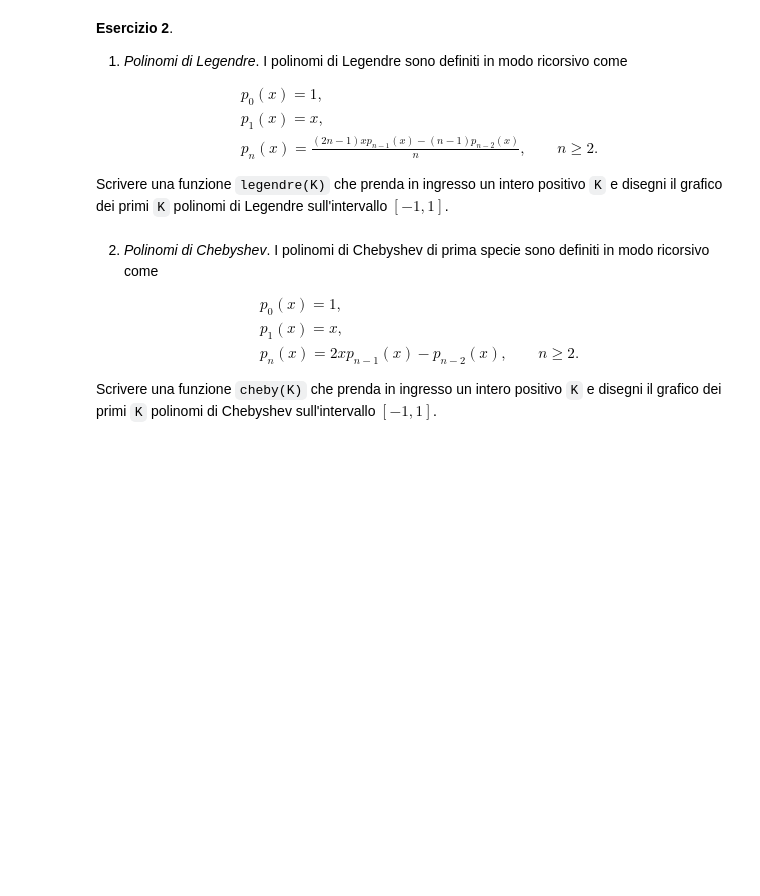
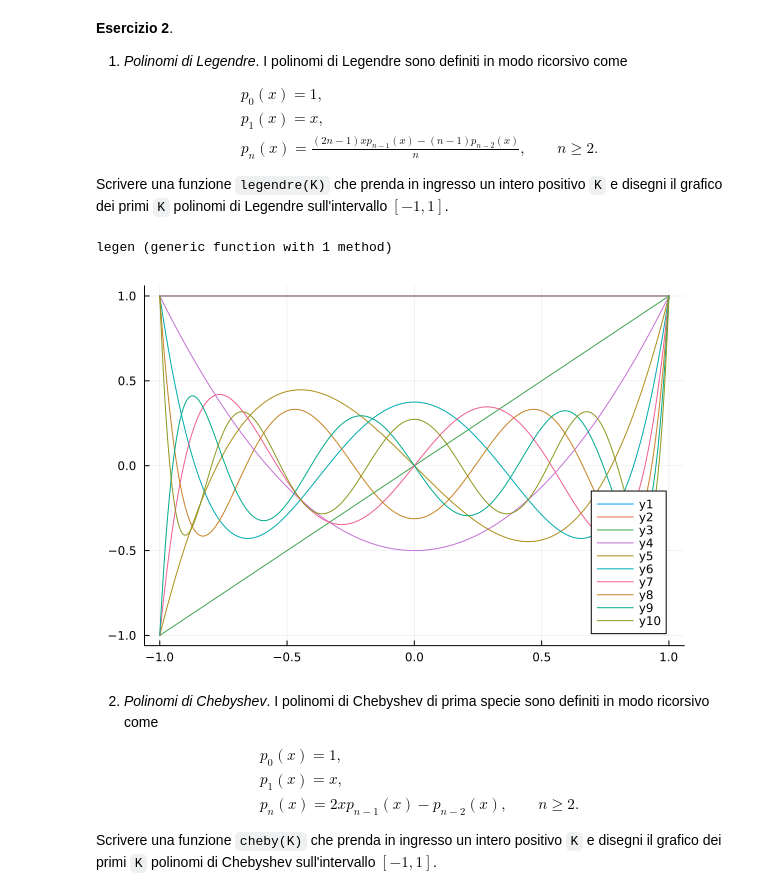
Before and after one commit to PFesta-unipi/PFesta-unipi.github.io, a Jupyter notebook: 05-polinomi (1).ipynb, the cells around one changed output. Drawn from its saved outputs; the diff is of its cells as text; code cells hidden in the pictures; blank space fills up the shorter version.

```diff
--- a/05-polinomi (1).ipynb
+++ b/05-polinomi (1).ipynb
@@ -186,6 +221,41 @@ I polinomi di Legendre sono definiti in modo ricorsivo come
 \end{eqnarray*}
 
 Scrivere una funzione `legendre(K)` che prenda in ingresso un intero positivo `K` e disegni il grafico dei primi `K` polinomi di Legendre sull'intervallo $[-1,1]$.
+# %%
+function legen(K)
+  p0=Polynomial([1.0])
+  p1=Polynomial([0.0, 1.0])
+  v=[p0, p1]
+  q=p1
+  o=p0
+  aux=p0
+
+  for i in 2:K
+    aux=q
+    q=((2*i-1)*p1*q-(i-1)o)/i
+    o=aux
+    v=push!(v, q)
+  end
+
+  t=range(-1.0, 1.0, length=500)
+  y=p0.(t)
+  s=plot(t, y)
+
+  for p in v
+    y=p.(t)
+
+    s=plot!( t, y)
+  end
+
+  return s
+end
+# %% [output]
+legen (generic function with 1 method)
+# %%
+L=legen(8)
+plot(L)
+# %% [output]
+[figure, added]
 # %% [markdown]
 2. *Polinomi di Chebyshev*.
 I polinomi di Chebyshev di prima specie sono definiti in modo ricorsivo come
```
Also changed, not shown: parts of 7 cells of this notebook.
